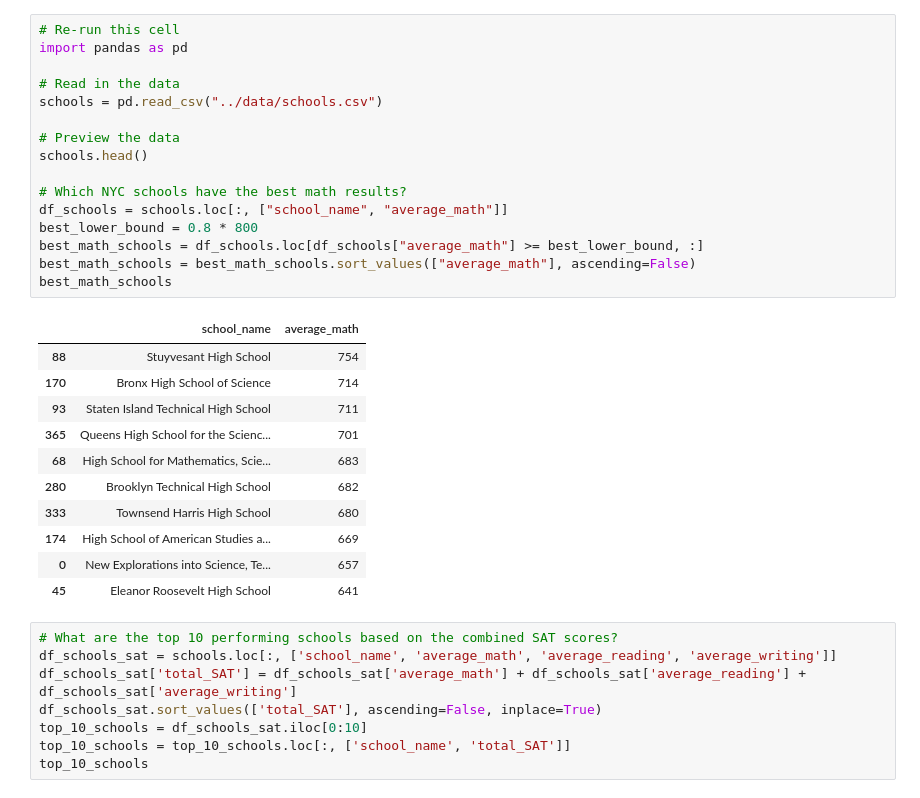
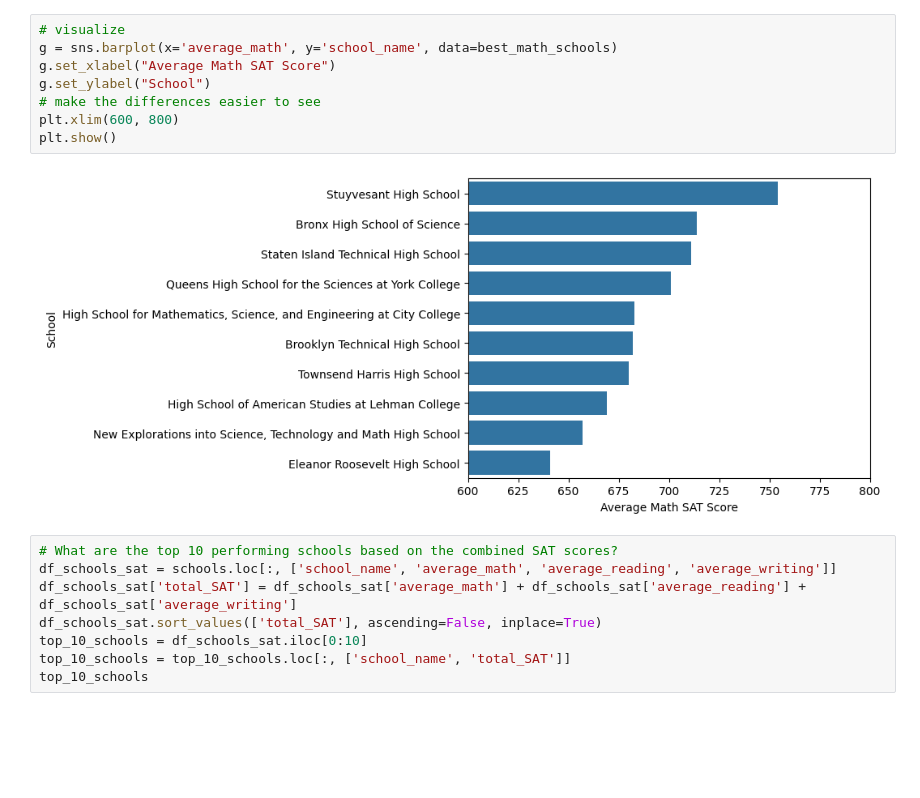
Before and after one commit to MichaelSzczepaniak/DSPortfolio, a Jupyter notebook: NYC_Public_Schools/nyc_schools.ipynb, the cells around one changed output. Drawn from its saved outputs; the diff is of its cells as text; blank space fills up the shorter version.

```diff
--- a/NYC_Public_Schools/nyc_schools.ipynb
+++ b/NYC_Public_Schools/nyc_schools.ipynb
@@ -14,31 +105,13 @@ You have been tasked with answering three key questions about New York City (NYC
 # %%
-# Re-run this cell
-import pandas as pd
-
-# Read in the data
-schools = pd.read_csv("../data/schools.csv")
-
-# Preview the data
-schools.head()
-
-# Which NYC schools have the best math results?
-df_schools = schools.loc[:, ["school_name", "average_math"]]
-best_lower_bound = 0.8 * 800
-best_math_schools = df_schools.loc[df_schools["average_math"] >= best_lower_bound, :]
-best_math_schools = best_math_schools.sort_values(["average_math"], ascending=False)
-best_math_schools
+# visualize
+g = sns.barplot(x='average_math', y='school_name', data=best_math_schools)
+g.set_xlabel("Average Math SAT Score")
+g.set_ylabel("School")
+# make the differences easier to see
+plt.xlim(600, 800)
+plt.show()
 # %% [output]
-|  | school_name | average_math |
-| 88 | Stuyvesant High School | 754 |
-| 170 | Bronx High School of Science | 714 |
-| 93 | Staten Island Technical High School | 711 |
-| 365 | Queens High School for the Scienc... | 701 |
-| 68 | High School for Mathematics, Scie... | 683 |
-| 280 | Brooklyn Technical High School | 682 |
-| 333 | Townsend Harris High School | 680 |
-| 174 | High School of American Studies a... | 669 |
-| 0 | New Explorations into Science, Te... | 657 |
-| 45 | Eleanor Roosevelt High School | 641 |
+[figure, added]
 # %%
 # What are the top 10 performing schools based on the combined SAT scores?
 df_schools_sat = schools.loc[:, ['school_name', 'average_math', 'average_reading', 'average_writing']]
```
Also changed, not shown: parts of 8 cells of this notebook.
